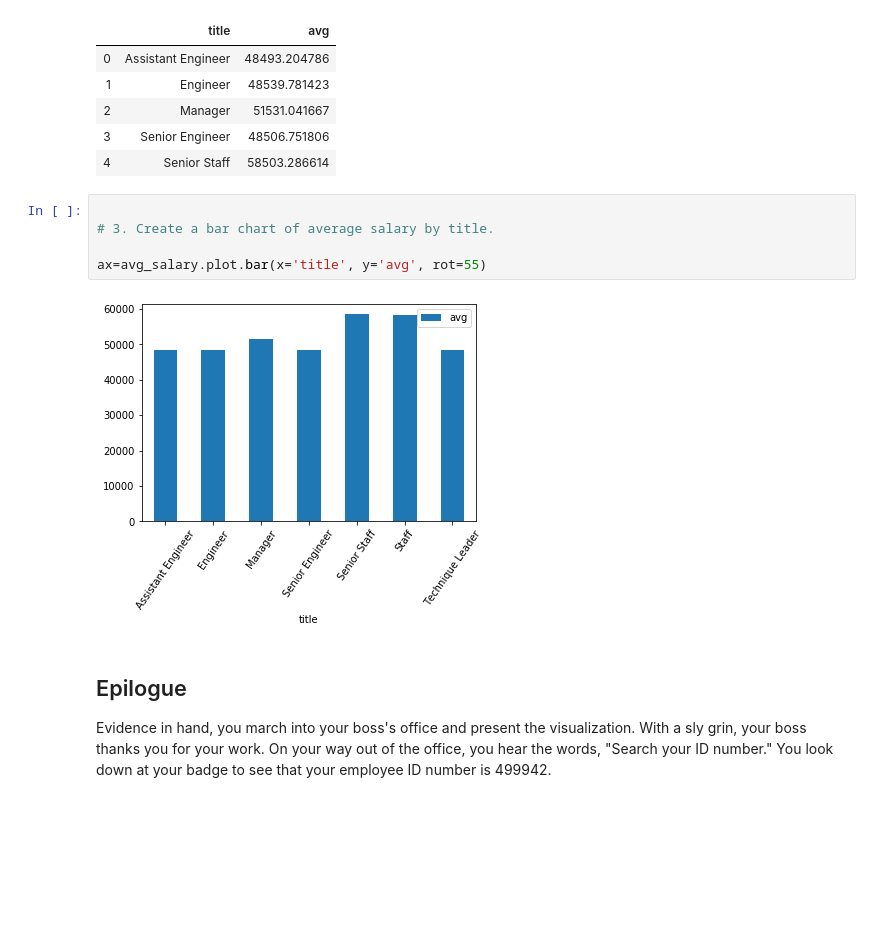
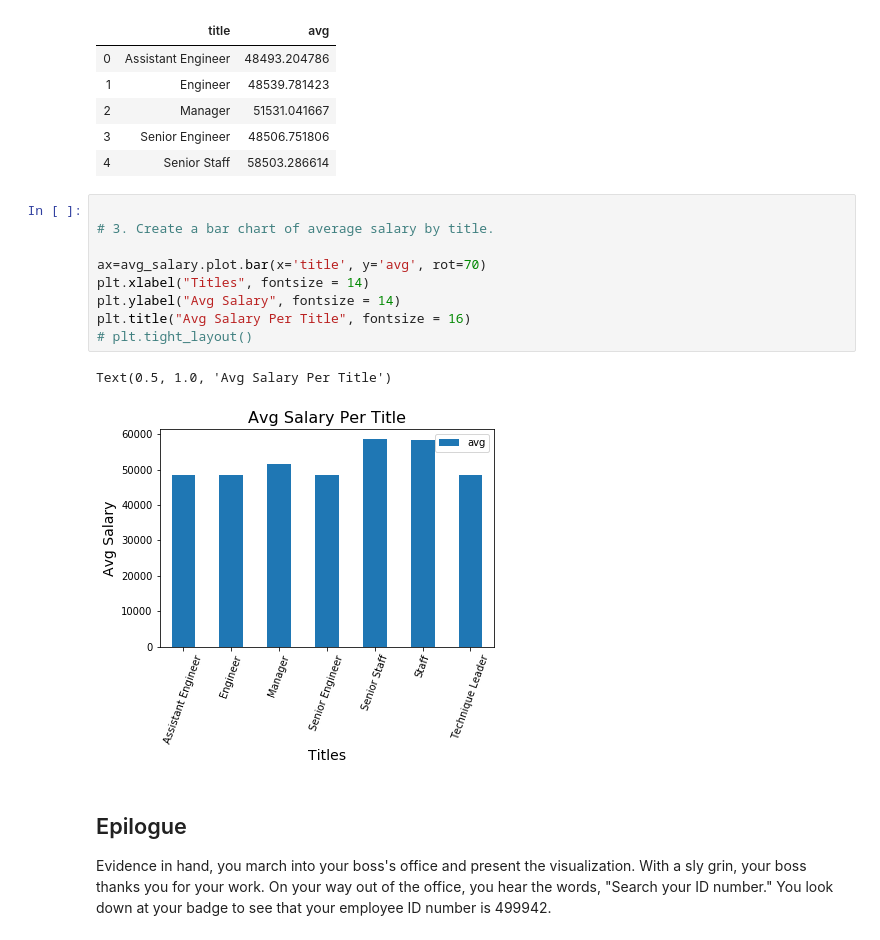
Before and after one commit to JonRinko/sql-challenge, a Jupyter notebook: SQL-challenge.ipynb, the cells around one changed output. Saved outputs shown, nothing was run; the diff lists cells and outputs as text; blank space fills up the shorter version.

```diff
--- a/SQL-challenge.ipynb
+++ b/SQL-challenge.ipynb
@@ -117,10 +116,15 @@ avg_salary.head()
 # %%
 
 # 3. Create a bar chart of average salary by title.
 
-ax=avg_salary.plot.bar(x='title', y='avg', rot=55)
+ax=avg_salary.plot.bar(x='title', y='avg', rot=70)
+plt.xlabel("Titles", fontsize = 14)
+plt.ylabel("Avg Salary", fontsize = 14)
+plt.title("Avg Salary Per Title", fontsize = 16)
+# plt.tight_layout()
 # %% [output]
+Text(0.5, 1.0, 'Avg Salary Per Title')
-[figure, old version]
+[figure, new version]
 # %% [markdown]
 ## Epilogue
 
```
Also changed, not shown: parts of 1 cell of this notebook, 1 other file.
